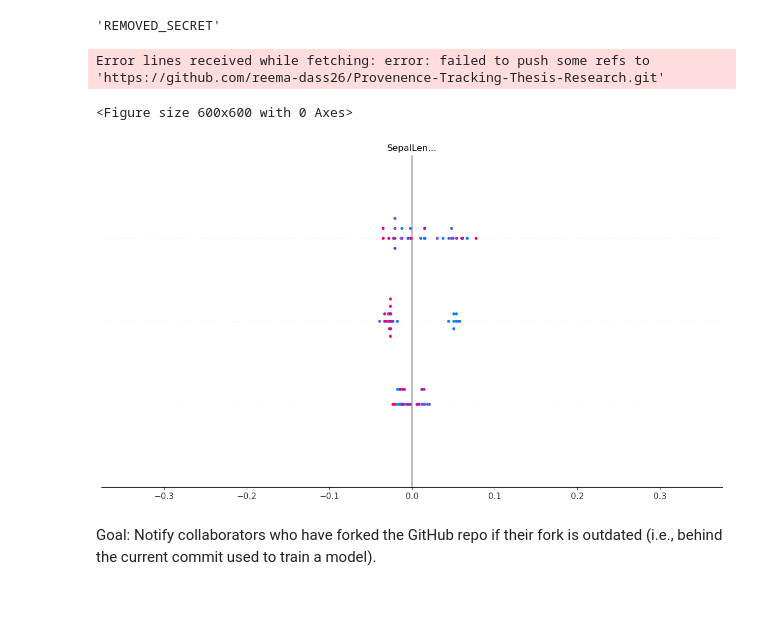
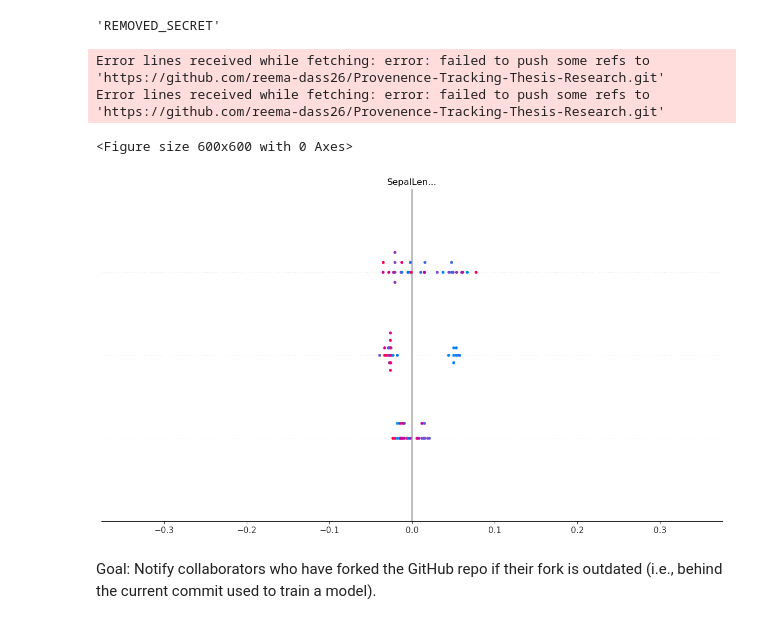
Before and after one commit to reema-dass26/REPO, a Jupyter notebook: notebooks/RQ_notebooks/RQ1_updated.ipynb, the cells around one changed output. Saved outputs shown, nothing was run; the diff lists cells and outputs as text; code cells hidden in the pictures.

Commit message:
Auto commit after successful training

```diff
--- a/notebooks/RQ_notebooks/RQ1_updated.ipynb
+++ b/notebooks/RQ_notebooks/RQ1_updated.ipynb
@@ -179,51 +179,44 @@ with mlflow.start_run() as run:
     # ✅ Commit changes to Git after successful run
     repo.git.add(A=True)
     repo.index.commit("Auto commit after successful training")
     repo.remotes.origin.push()
 
-    # 🔁 Get new commit hash
-    new_commit_hash = repo.head.object.hexsha
-
-    # 🔁 Log updated Git commit
-    mlflow.set_tag("git_commit_hash", new_commit_hash)
-    mlflow.log_param("git_commit_hash", new_commit_hash)
-
-    with open("model_metadata_fair4ml.json", "w") as f:
-        json.dump(fair4ml_metadata, f, indent=2)
-    mlflow.log_artifact("model_metadata_fair4ml.json")
-
-     # 🔔 OPTIONAL: Notify outdated forks if flag is True
-    notify_collaborators = True
     load_dotenv()
     GITHUB_TOKEN = os.getenv("THESIS_TOKEN")  # or "GITHUB_TOKEN" if you named it that
 
     if not GITHUB_TOKEN:
         print("⚠️ GITHUB_TOKEN not set.")
     GITHUB_OWNER="reema-dass26"
     GITHUB_REPO="https://github.com/reema-dass26/Provenence-Tracking-Thesis-Research.git"
 
    # ✅ Commit changes to Git after successful run
-    repo.git.add(A=True)
-    repo.index.commit("Auto commit after successful training")
-    repo.remotes.origin.push()
+    try:
+        repo.git.add(A=True)
+        repo.index.commit("Auto commit after successful training")
+        repo.remotes.origin.push()
+    except Exception as e:
+        print("❌ Git push failed:", e)
 
     # 🔁 Get new commit hash
     new_commit_hash = repo.head.object.hexsha
 
     # 🔁 Log updated Git commit
     mlflow.set_tag("git_commit_hash", new_commit_hash)
     mlflow.log_param("git_commit_hash", new_commit_hash)
 
     # ✅ Save FAIR4ML metadata
     with open("model_metadata_fair4ml.json", "w") as f:
         json.dump(fair4ml_metadata, f, indent=2)
     mlflow.log_artifact("model_metadata_fair4ml.json")
 
-        mlflow.end_run()
+
+
+    mlflow.end_run()
 # %% [output]
 Error lines received while fetching: error: failed to push some refs to 'https://github.com/reema-dass26/Provenence-Tracking-Thesis-Research.git'
+Error lines received while fetching: error: failed to push some refs to 'https://github.com/reema-dass26/Provenence-Tracking-Thesis-Research.git'
 <Figure size 600x600 with 0 Axes>
-[figure, old version]
+[figure, new version]
 # %% [markdown]
 Goal: Notify collaborators who have forked the GitHub repo if their fork is outdated (i.e., behind the current commit used to train a model).
 # %% [markdown]
```
Also changed, not shown: parts of 1 cell of this notebook, 1 other file.
